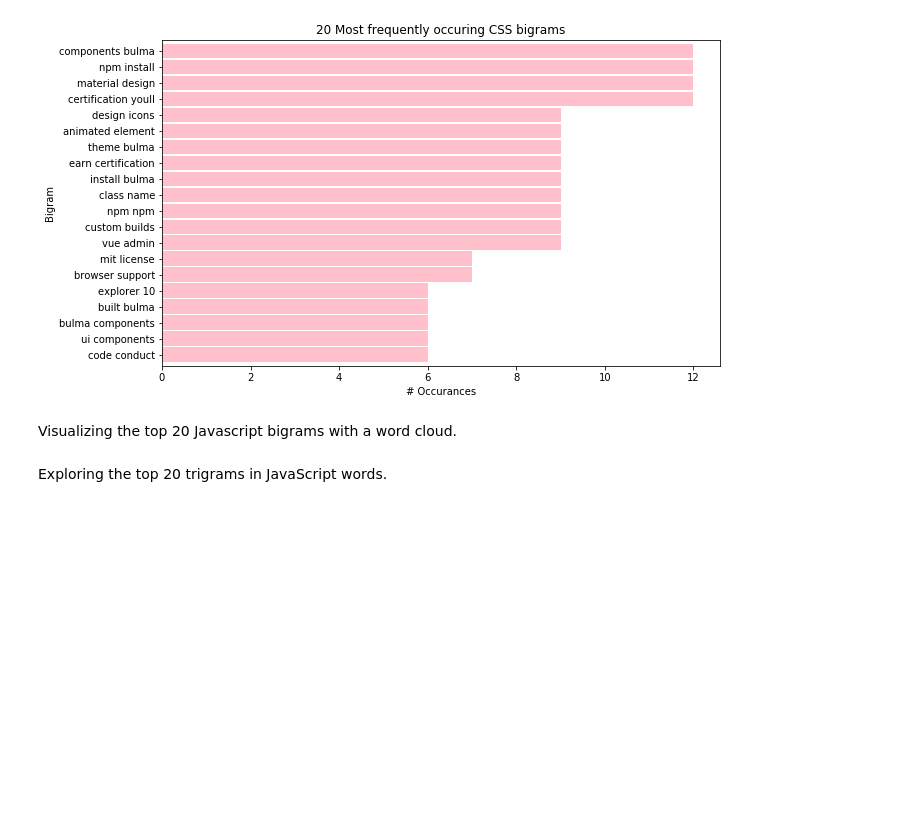
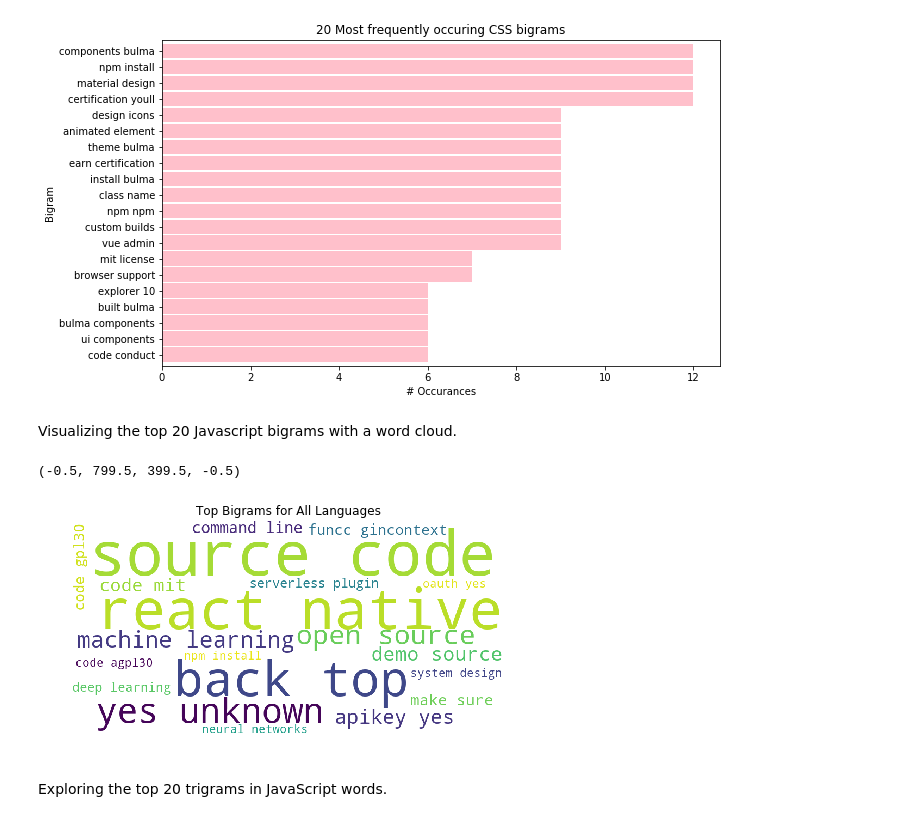
Before and after one commit to helen-research/nlp_project, a Jupyter notebook: nlp_github_final_project.ipynb, the cells around one changed output. Cells and saved outputs as stored; diff of their text form; code cells hidden in the pictures; blank space fills up the shorter version.

```diff
--- a/nlp_github_final_project.ipynb
+++ b/nlp_github_final_project.ipynb
@@ -479,8 +482,8 @@ for ax in axs: ax.axis('off')
 ### Exploring the top 20 bigrams in JavaScript words.
 Looking at bigrams opposed to single words can give some context to the words. We see phrases that make sense, like 'machine learning' in Python.
 # %%
-top_20_javascript_bigrams = (pd.Series(nltk.ngrams(javascript_words.split(), 2))
+top_20_all_bigrams = (pd.Series(nltk.ngrams(all_words.split(), 2))
                       .value_counts()
                       .head(20))
 
-top_20_javascript_bigrams.head()
+top_20_all_bigrams.head()
@@ -524,18 +534,22 @@ Visualizing the top 20 Javascript bigrams with a word cloud.
 # %%
 # We can supply our own values to be used to determine how big the words (or
 # phrases) should be through the `generate_from_frequencies` method. The
 # supplied values must be in the form of a dictionary where the keys are the
 # words (phrases), and the values are numbers that correspond to the sizes.
 #
 # We'll convert our series to a dictionary, and convert the tuples that make up
 # the index into a single string that holds each phrase.
 
 
-data = {k[0] + ' ' + k[1]: v for k, v in top_20_javascript_bigrams.to_dict().items()}
+data = {k[0] + ' ' + k[1]: v for k, v in top_20_all_bigrams.to_dict().items()}
 img = WordCloud(background_color='white', width=800, height=400).generate_from_frequencies(data)
 plt.figure(figsize=(8, 4))
 plt.imshow(img)
+plt.title('Top Bigrams for All Languages')
 plt.axis('off')
+# %% [output]
+(-0.5, 799.5, 399.5, -0.5)
+[figure, added]
 # %% [markdown]
 Exploring the top 20 trigrams in JavaScript words.
 # %%
```
Also changed, not shown: parts of 21 cells of this notebook, 3 other files.
